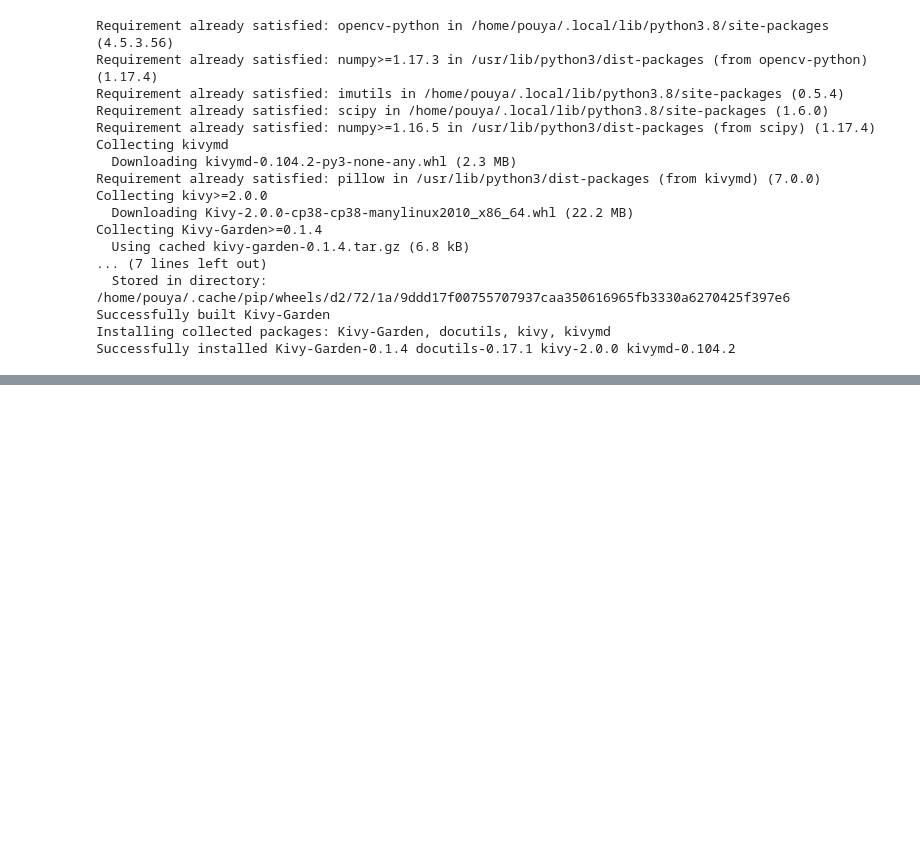
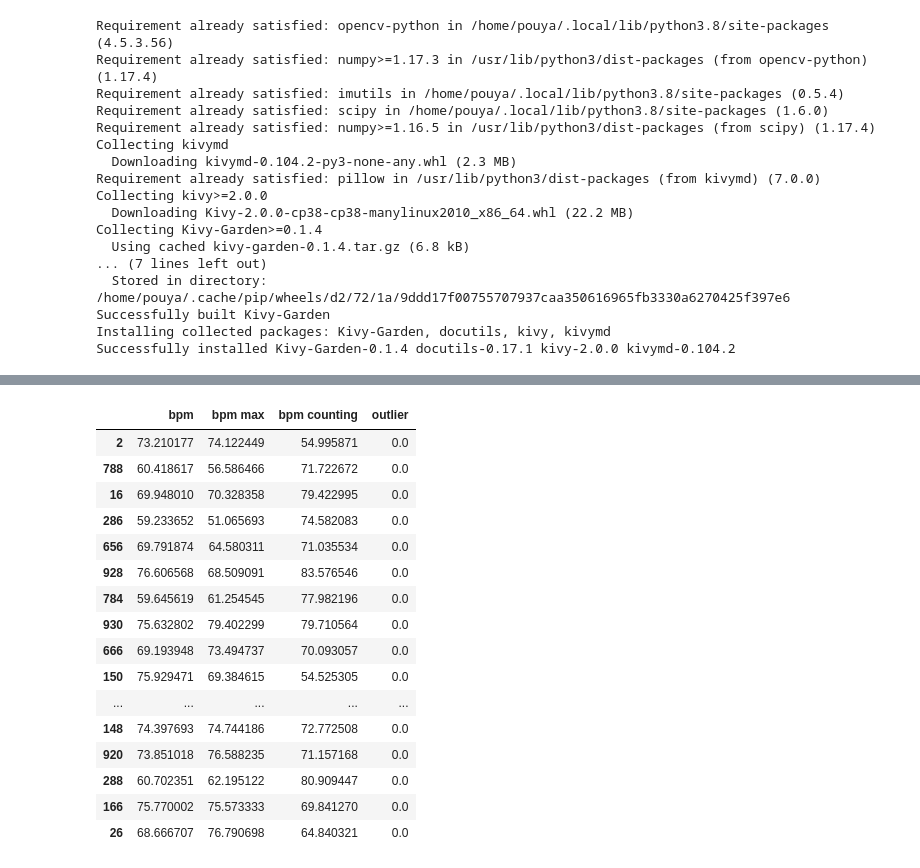
Before and after one commit to pouya-parsa/heart_rate_estimation, a Jupyter notebook: HR_estimation.ipynb, the cells around one changed output, grey strips where cells are left out. Drawn from its saved outputs; the diff is of its cells as text; code cells hidden in the pictures; blank space fills up the shorter version.

```diff
--- a/HR_estimation.ipynb
+++ b/HR_estimation.ipynb
@@ -298,0 +442,20 @@ plt.plot(channel_means[:, 2])
+# %%
+df_inlier
+# %% [output]
+|  | bpm | bpm max | bpm counting | outlier |
+| 2 | 73.210177 | 74.122449 | 54.995871 | 0.0 |
+| 788 | 60.418617 | 56.586466 | 71.722672 | 0.0 |
+| 16 | 69.948010 | 70.328358 | 79.422995 | 0.0 |
+| 286 | 59.233652 | 51.065693 | 74.582083 | 0.0 |
+| 656 | 69.791874 | 64.580311 | 71.035534 | 0.0 |
+| 928 | 76.606568 | 68.509091 | 83.576546 | 0.0 |
+| 784 | 59.645619 | 61.254545 | 77.982196 | 0.0 |
+| 930 | 75.632802 | 79.402299 | 79.710564 | 0.0 |
+| 666 | 69.193948 | 73.494737 | 70.093057 | 0.0 |
+| 150 | 75.929471 | 69.384615 | 54.525305 | 0.0 |
+| ... | ... | ... | ... | ... |
+| 148 | 74.397693 | 74.744186 | 72.772508 | 0.0 |
+| 920 | 73.851018 | 76.588235 | 71.157168 | 0.0 |
+| 288 | 60.702351 | 62.195122 | 80.909447 | 0.0 |
+| 166 | 75.770002 | 75.573333 | 69.841270 | 0.0 |
+| 26 | 68.666707 | 76.790698 | 64.840321 | 0.0 |
```
Also changed, not shown: parts of 25 cells of this notebook, 3 other files.
